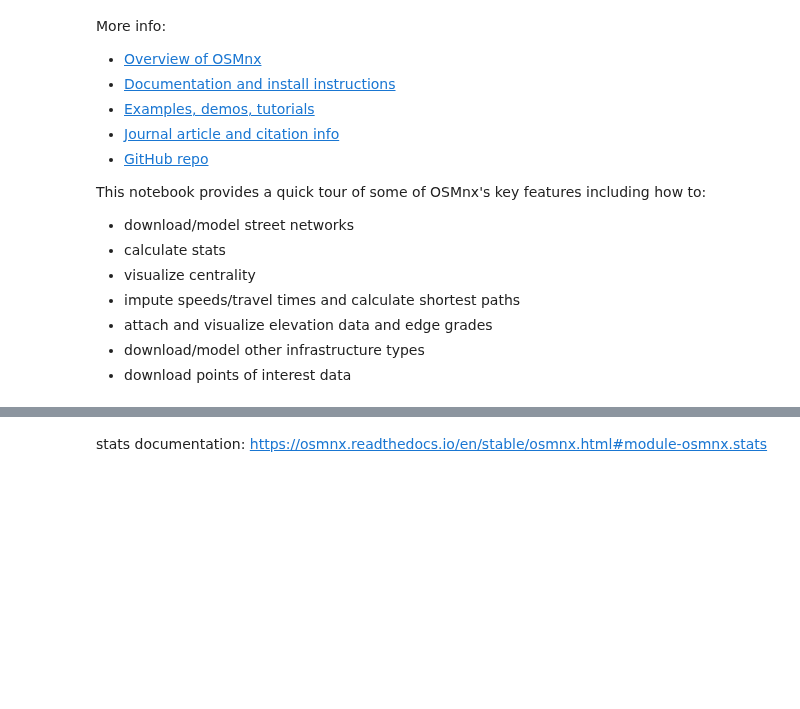
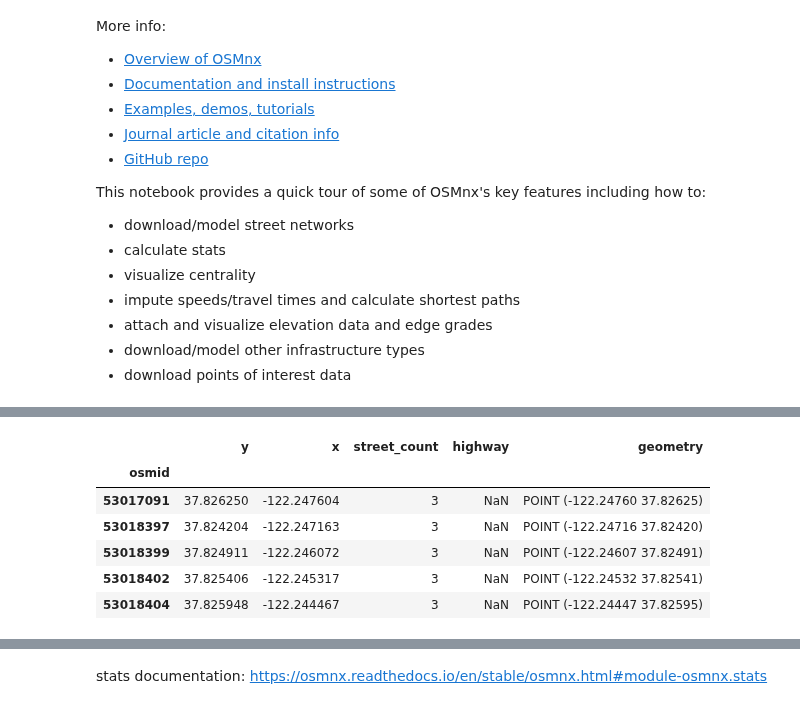
Before and after one commit to gboeing/osmnx-examples, a Jupyter notebook: notebooks/00-osmnx-features-demo.ipynb, the cells around one changed output, grey strips where cells are left out. Cells and saved outputs as stored; diff of their text form; code cells hidden in the pictures; blank space fills up the shorter version.

```diff
--- a/notebooks/00-osmnx-features-demo.ipynb
+++ b/notebooks/00-osmnx-features-demo.ipynb
@@ -41,0 +57,12 @@ fig, ax = ox.plot_graph(G)
+# %%
+# you can convert your graph to node and edge GeoPandas GeoDataFrames
+gdf_nodes, gdf_edges = ox.graph_to_gdfs(G)
+gdf_nodes.head()
+# %% [output]
+|  | y | x | street_count | highway | geometry |
+| osmid |  |  |  |  |  |
+| 53017091 | 37.826250 | -122.247604 | 3 | NaN | POINT (-122.24760 37.82625) |
+| 53018397 | 37.824204 | -122.247163 | 3 | NaN | POINT (-122.24716 37.82420) |
+| 53018399 | 37.824911 | -122.246072 | 3 | NaN | POINT (-122.24607 37.82491) |
+| 53018402 | 37.825406 | -122.245317 | 3 | NaN | POINT (-122.24532 37.82541) |
+| 53018404 | 37.825948 | -122.244467 | 3 | NaN | POINT (-122.24447 37.82595) |
```
Also changed, not shown: parts of 17 cells of this notebook, 17 other files.
